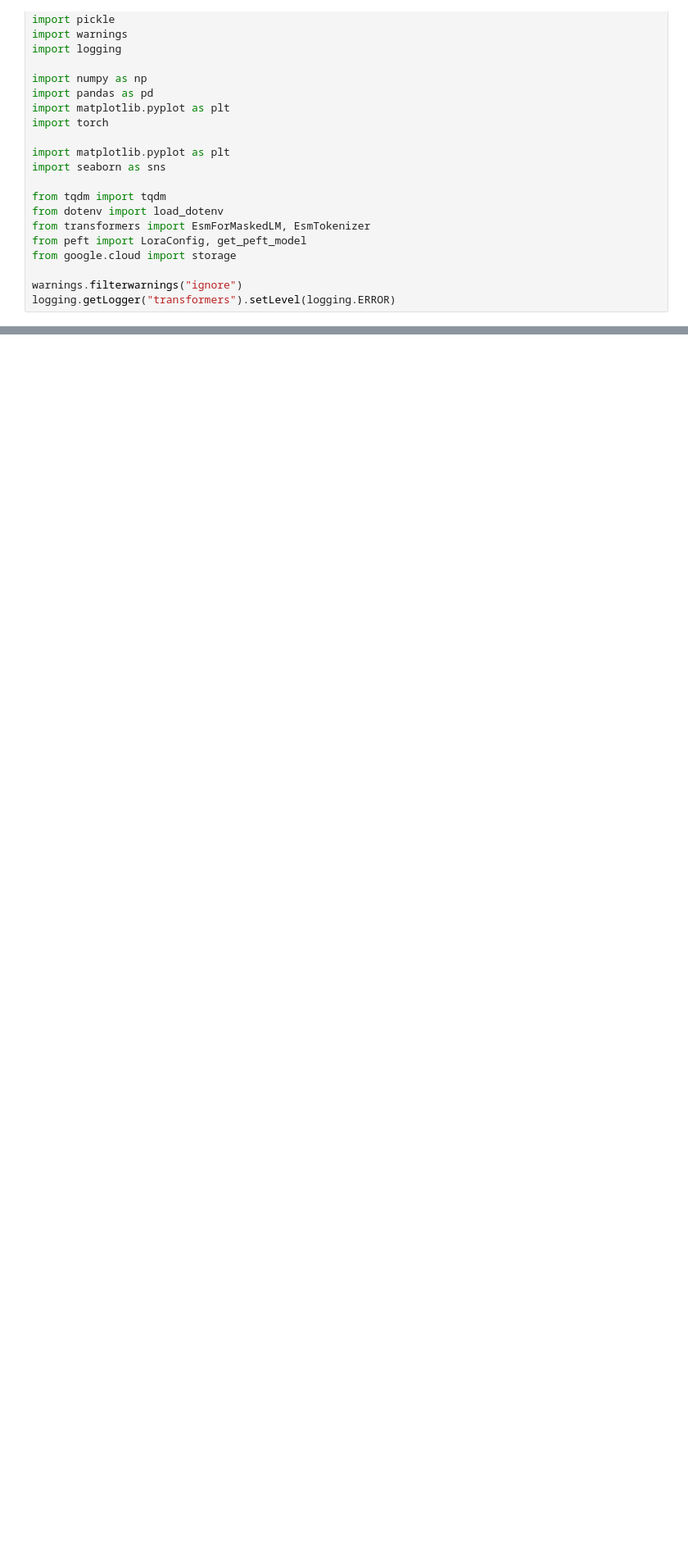
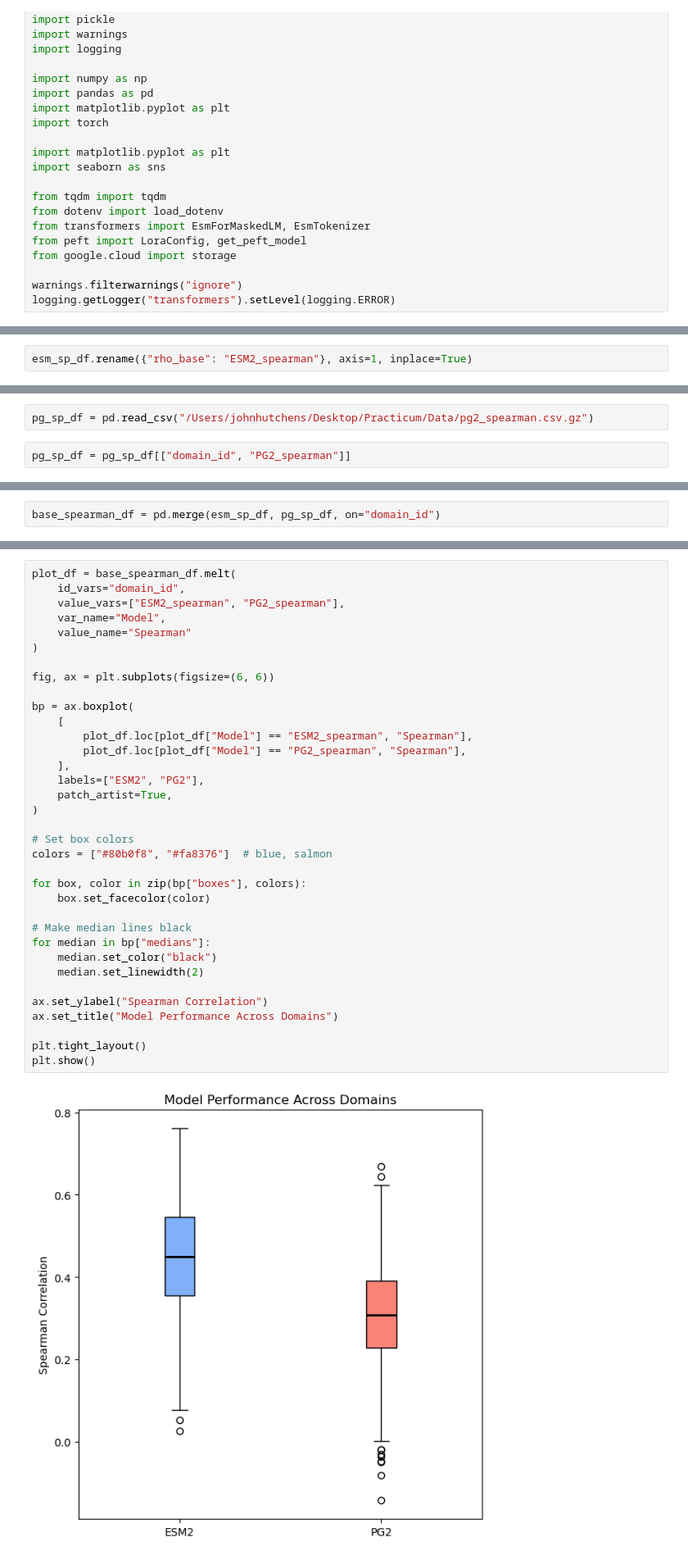
Before and after one commit to Hutch-Johnson/Protein-Language-Models, a Jupyter notebook: Stats_ESM2_PG2.ipynb, the cells around one changed output, grey strips where cells are left out. Shown at 82% size. Cells and saved outputs as stored; diff of their text form; blank space fills up the shorter version.

```diff
--- a/Stats_ESM2_PG2.ipynb
+++ b/Stats_ESM2_PG2.ipynb
@@ -63,0 +31,2 @@ pg_data
+# %%
+esm_sp_df.rename({"rho_base": "ESM2_spearman"}, axis=1, inplace=True)
@@ -63,0 +42,4 @@ pg_data
+# %%
+pg_sp_df = pd.read_csv("/Users/johnhutchens/Desktop/Practicum/Data/pg2_spearman.csv.gz")
+# %%
+pg_sp_df = pg_sp_df[["domain_id", "PG2_spearman"]]
@@ -63,0 +55,2 @@ pg_data
+# %%
+base_spearman_df = pd.merge(esm_sp_df, pg_sp_df, on="domain_id")
@@ -63,0 +81,37 @@ pg_data
+# %%
+plot_df = base_spearman_df.melt(
+    id_vars="domain_id",
+    value_vars=["ESM2_spearman", "PG2_spearman"],
+    var_name="Model",
+    value_name="Spearman"
+)
+
+fig, ax = plt.subplots(figsize=(6, 6))
+
+bp = ax.boxplot(
+    [
+        plot_df.loc[plot_df["Model"] == "ESM2_spearman", "Spearman"],
+        plot_df.loc[plot_df["Model"] == "PG2_spearman", "Spearman"],
+    ],
+    labels=["ESM2", "PG2"],
+    patch_artist=True,
+)
+
+# Set box colors
+colors = ["#80b0f8", "#fa8376"]  # blue, salmon
+
+for box, color in zip(bp["boxes"], colors):
+    box.set_facecolor(color)
+
+# Make median lines black
+for median in bp["medians"]:
+    median.set_color("black")
+    median.set_linewidth(2)
+
+ax.set_ylabel("Spearman Correlation")
+ax.set_title("Model Performance Across Domains")
+
+plt.tight_layout()
+plt.show()
+# %% [output]
+[figure, added]
```
Also changed, not shown: parts of 12 cells of this notebook.
